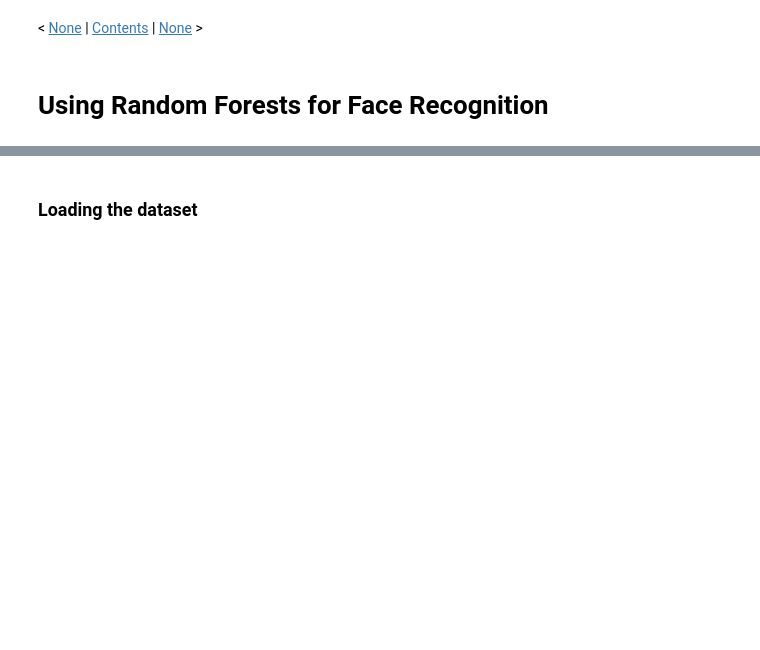
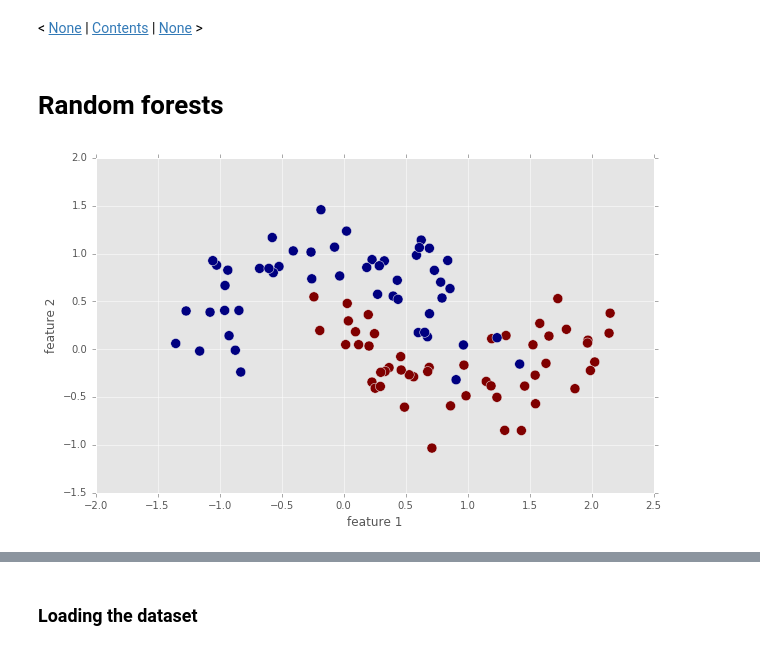
Before and after one commit to mbeyeler/opencv-machine-learning, a Jupyter notebook: notebooks/10.02-Using-Random-Forests-for-Face-Recognition.ipynb, the cells around one changed output, grey strips where cells are left out. Cells and saved outputs as stored; diff of their text form; code cells hidden in the pictures; blank space fills up the shorter version.

```diff
--- a/notebooks/10.02-Using-Random-Forests-for-Face-Recognition.ipynb
+++ b/notebooks/10.02-Using-Random-Forests-for-Face-Recognition.ipynb
@@ -11,5 +11,8 @@ If you find this content useful, please consider supporting the work by
 # %% [markdown]
 <!--NAVIGATION-->
 < [None](09.00-Using-Deep-Learning-to-Classify-Handwritten-Digits.ipynb) | [Contents](../README.md) | [None](11.00-Selecting-the-Right-Model-with-Hyper-Parameter-Tuning.ipynb) >
-# %% [markdown]
-# Using Random Forests for Face Recognition
+# %% [markdown]
+# Random forests
+# %%
+from sklearn.datasets import make_moons
+X, y = make_moons(n_samples=100, noise=0.25, random_state=100)
@@ -15,0 +23,8 @@ If you find this content useful, please consider supporting the work by
+# %%
+plt.figure(figsize=(10, 6))
+plt.scatter(X[:, 0], X[:, 1], s=100, c=y)
+plt.xlabel('feature 1')
+plt.ylabel('feature 2');
+plt.savefig('moons.png')
+# %% [output]
+[figure, added]
```
Also changed, not shown: parts of 27 cells of this notebook, 2 other files.
